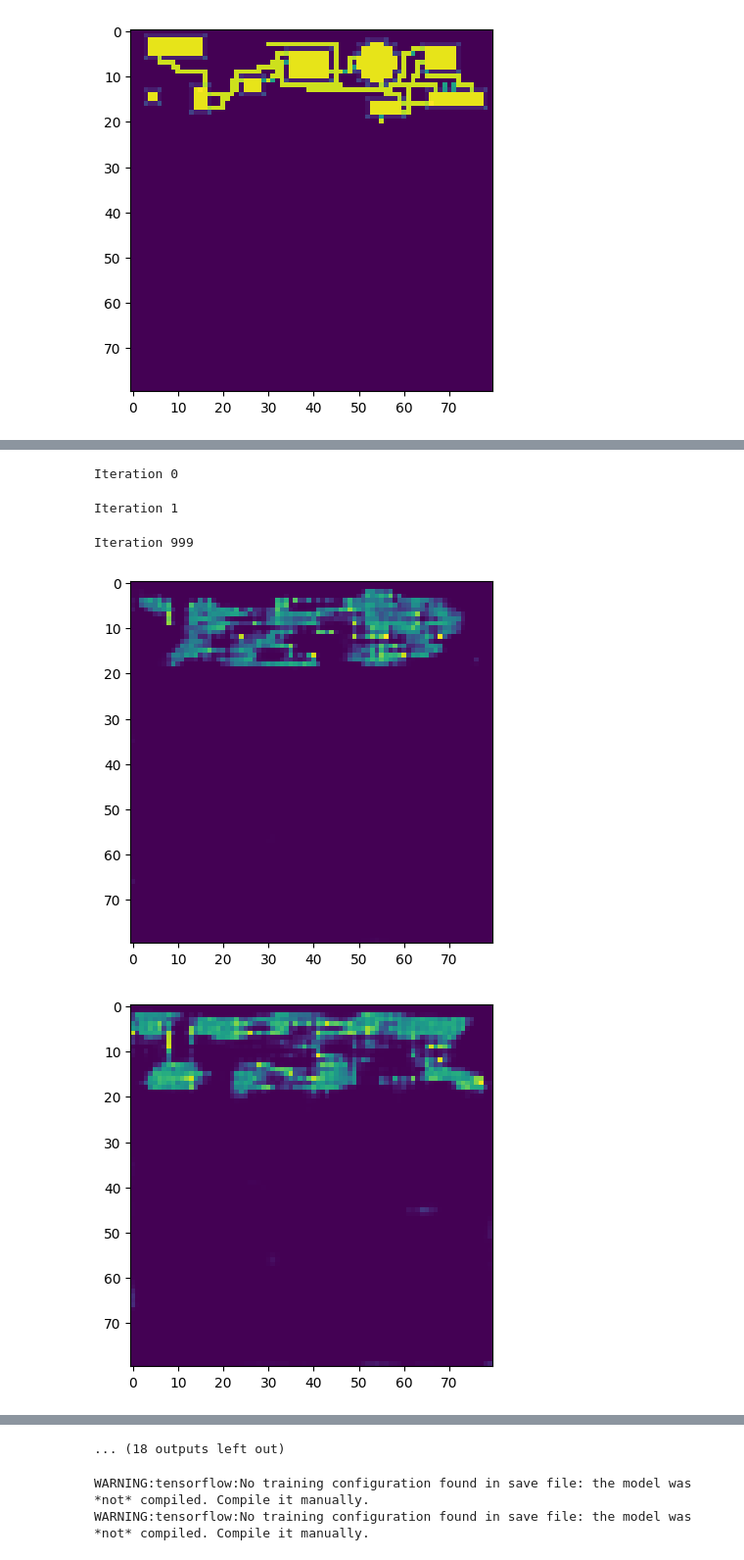
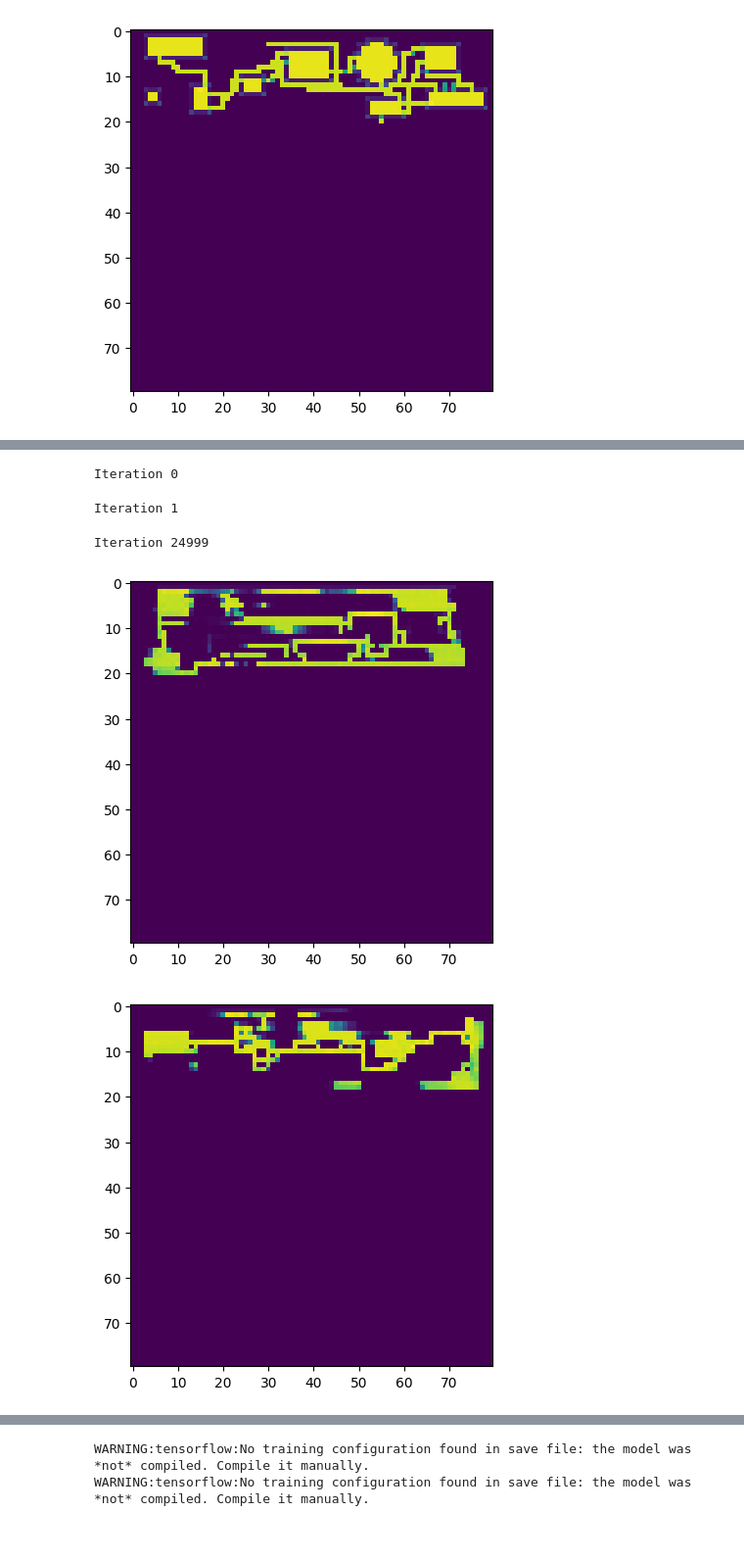
Before and after one commit to Kayla-Eren-Basak-Design-Project/NetHack-Level-Training, a Jupyter notebook: Ada IN 80x80 50000 iterations.ipynb, the cells around one changed output, grey strips where cells are left out. Shown: that part at 98% size. Drawn from its saved outputs; the diff is of its cells as text; code cells hidden in the pictures.

```diff
--- a/Ada IN 80x80 50000 iterations.ipynb
+++ b/Ada IN 80x80 50000 iterations.ipynb
@@ -17,7 +17,7 @@ import tensorflow as tf
 # %%
 #Hyperparameters
 batch_size = 64
-iterations = 1000
+iterations = 25000
 
 #Loss tracking
 d_loss = []
@@ -49,8 +49,10 @@ for file_path in file_list:
     arr_padded = np.pad(arr, pad_width=pad_width, mode='constant', constant_values=arr[-1,-1])
     x_train.append(arr_padded)
 
-x_train = np.array(x_train).astype('uint8')
+x_train = np.array(x_train).astype('float32')
 
+# Normalize the pixel values to the range [0, 1]
+x_train /= 255.0
 
 # Add a new dimension with size 1 at the end of x_train
 x_train = np.expand_dims(x_train, axis=-1)
@@ -285,18 +287,18 @@ for i in range(iterations):
 # %% [output]
 Iteration 0
 Iteration 1
-Iteration 999
+Iteration 24999
 # %%
 
 #Show samples
-latent_vectors = np.random.normal(0.0, 1.0, [64, 100])
+latent_vectors = np.random.normal(0.0, 1.0, [10, 100])
 fake_images = generator.predict(latent_vectors)
 
-for i in range(10, 40):
+for i in range(0, 10):
     plt.figure(i)
     plt.imshow(fake_images[i].reshape([80, 80]))
 
 plt.show()
 # %% [output]
-[figure, old version]
+[figure, new version]
-[figure, old version]
+[figure, new version]
@@ -313,4 +313,3 @@ plt.show()
-... (18 outputs left out)
 # %%
 # Save the generator model
 generator.save('AdaIN 80x80 Models\\generator_model-1000.h5')
```
Also changed, not shown: parts of 5 cells of this notebook.
